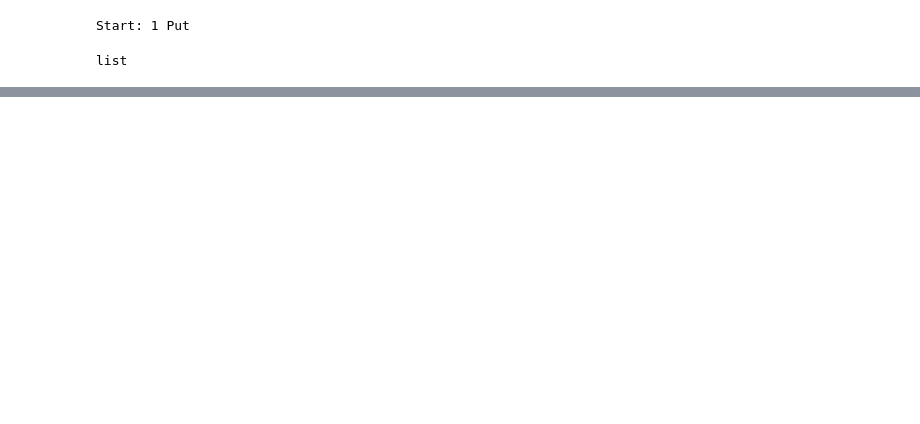
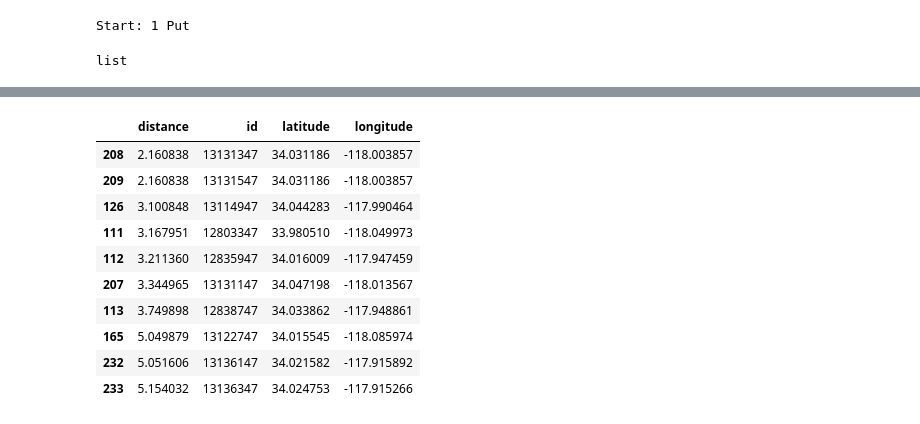
Before and after one commit to Besimilar/AdvancedDataAnalysis, a Jupyter notebook: DataAsAService/SimpleDB/SimpleDB.ipynb, the cells around one changed output, grey strips where cells are left out. Drawn from its saved outputs; the diff is of its cells as text; code cells hidden in the pictures; blank space fills up the shorter version.

```diff
--- a/DataAsAService/SimpleDB/SimpleDB.ipynb
+++ b/DataAsAService/SimpleDB/SimpleDB.ipynb
@@ -322,0 +289,16 @@ SyntaxError: invalid syntax (<ipython-input-46-cdb3b90af9f2>, line 1)
+# %%
+# sort the data based on distance and pick up the closest 10 homes
+data = data.sort_values(by = ['distance'], ascending=True)
+data[0:10]
+# %% [output]
+|  | distance | id | latitude | longitude |
+| 208 | 2.160838 | 13131347 | 34.031186 | -118.003857 |
+| 209 | 2.160838 | 13131547 | 34.031186 | -118.003857 |
+| 126 | 3.100848 | 13114947 | 34.044283 | -117.990464 |
+| 111 | 3.167951 | 12803347 | 33.980510 | -118.049973 |
+| 112 | 3.211360 | 12835947 | 34.016009 | -117.947459 |
+| 207 | 3.344965 | 13131147 | 34.047198 | -118.013567 |
+| 113 | 3.749898 | 12838747 | 34.033862 | -117.948861 |
+| 165 | 5.049879 | 13122747 | 34.015545 | -118.085974 |
+| 232 | 5.051606 | 13136147 | 34.021582 | -117.915892 |
+| 233 | 5.154032 | 13136347 | 34.024753 | -117.915266 |
```
Also changed, not shown: parts of 17 cells of this notebook.
